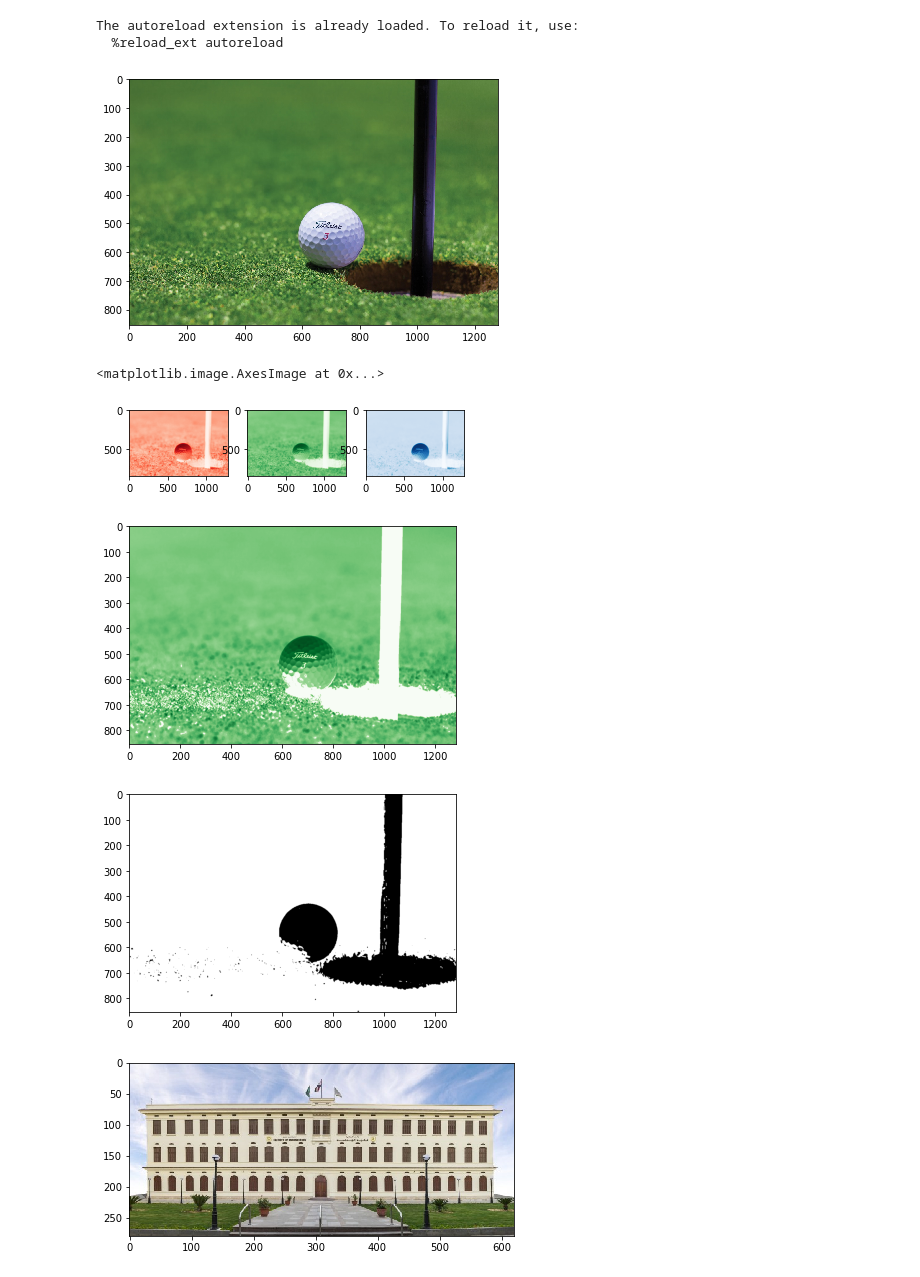
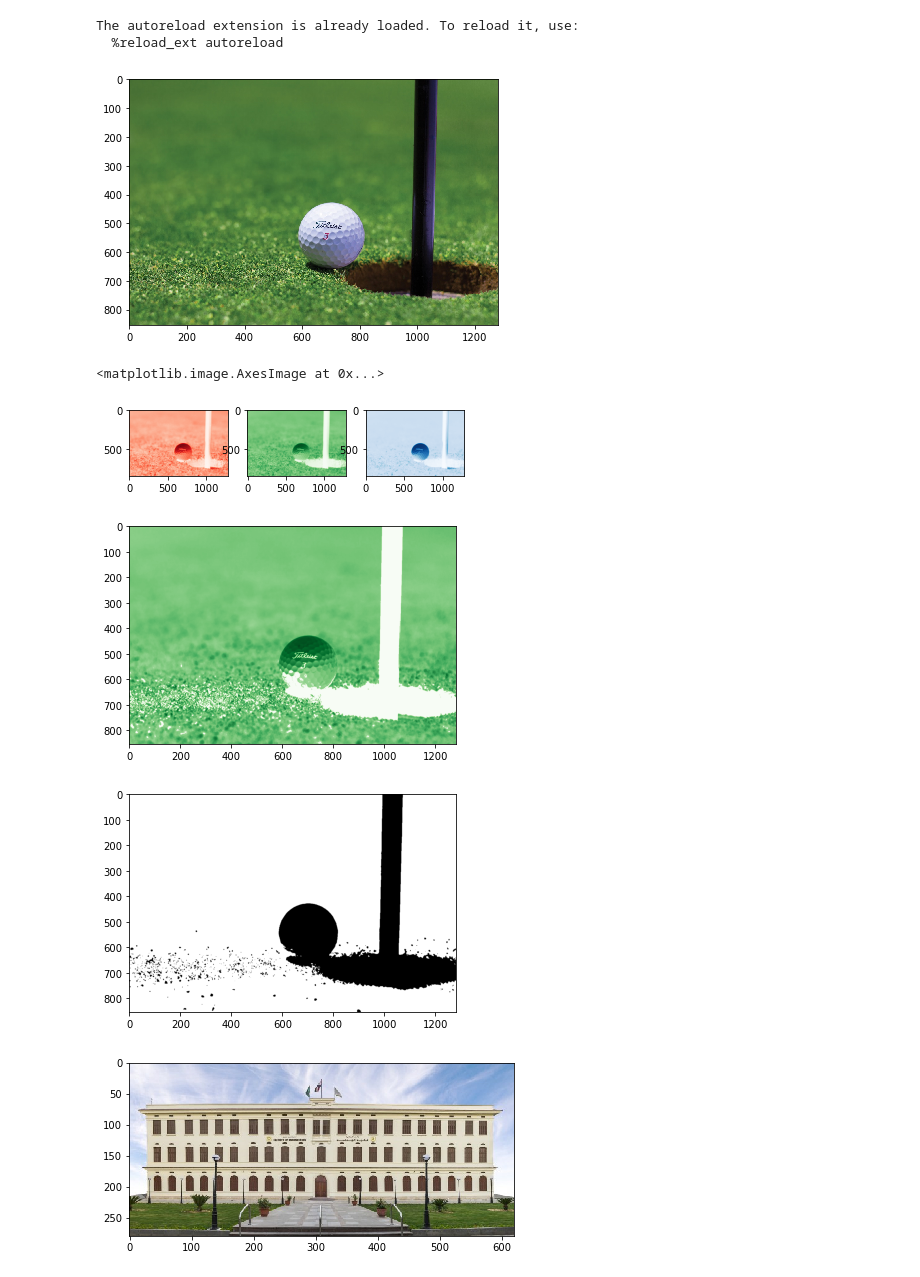
Before and after one commit to A00x40/Image-Processing, a Jupyter notebook: Lab_Seg_1_STD/Lab_Seg_1_STD.ipynb, the cells around one changed output. Saved outputs shown, nothing was run; the diff lists cells and outputs as text; code cells hidden in the pictures.

```diff
--- a/Lab_Seg_1_STD/Lab_Seg_1_STD.ipynb
+++ b/Lab_Seg_1_STD/Lab_Seg_1_STD.ipynb
@@ -28,35 +28,35 @@ img=img.astype(float)
 red = img[:, :, 0]
 green = img[:, :, 1]
 blue = img[:, :, 2]
 fig, ax = plt.subplots(ncols=3)
 ax.ravel()
 ax[0].imshow(red, cmap='Reds')
 ax[1].imshow(green, cmap='Greens')
 ax[2].imshow(blue, cmap='Blues')
 
 # 4- Draw the dominating channel (r, g or b) thresholded by some threshold (to make sure your choice is meaningful)
 green_copy=green.copy()
 green_copy[green_copy<100]=0
 fig, ax = plt.subplots(ncols=1)
 ax.imshow(green_copy, cmap='Greens')
 
 # 5- Get an intuitive way(There is a very simple way) to make a mask that can get the pixels where the values of the dominating channels
 
 # have larger values than the other channels with an appropriate threshold
 msk=np.zeros([img.shape[0],img.shape[1]])
-msk[ np.logical_and(green>red,green>blue)]=255
+msk[ np.logical_and(green-20>red,green-20>blue)]=255
 #msk[green>red]=255
 #msk[green>blue]=255
 # 6- display the binarized image
 fig, ax = plt.subplots(ncols=1)
 #ax.reval()
 ax.imshow(msk,cmap="gray")
 # %% [output]
 [figure]
 <matplotlib.image.AxesImage at 0x...>
 [figure]
 [figure]
-[figure, old version]
+[figure, new version]
 # %%
 # 1- Get the required RGB color (Using a color picker)
 r=71
```
Also changed, not shown: parts of 1 cell of this notebook.
